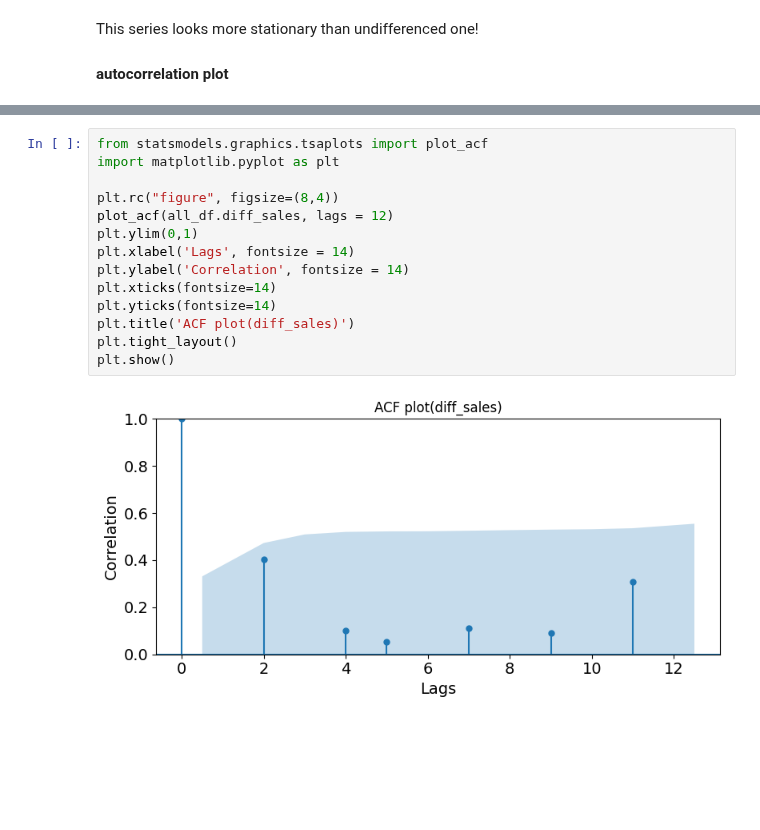
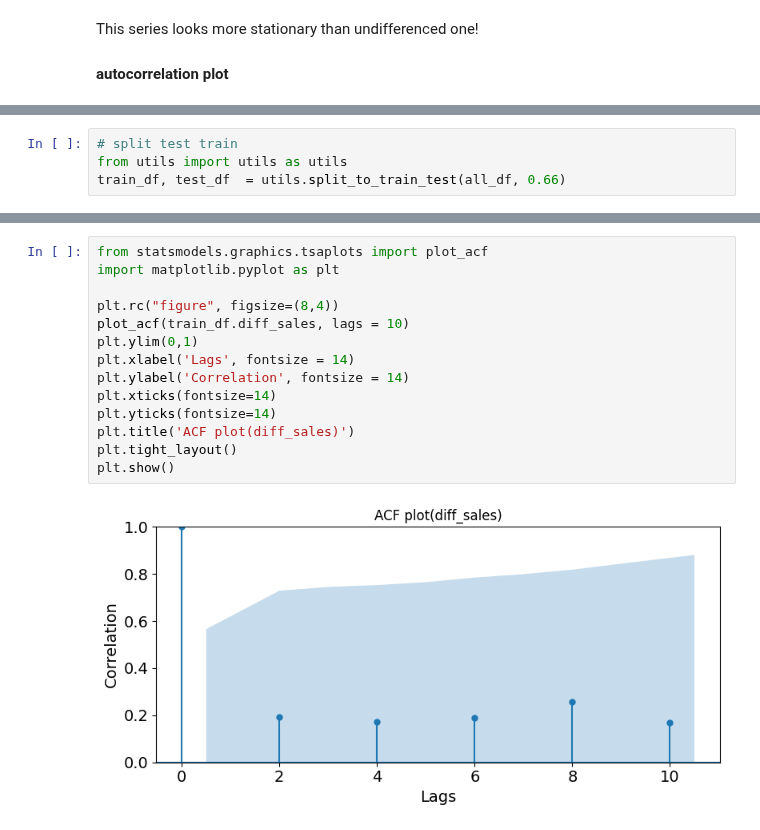
Before and after one commit to jaivrat/time-series, a Jupyter notebook: t-series-python/16-ARMA-ARIMA.ipynb, the cells around one changed output, grey strips where cells are left out. Drawn from its saved outputs; the diff is of its cells as text; blank space fills up the shorter version.

```diff
--- a/t-series-python/16-ARMA-ARIMA.ipynb
+++ b/t-series-python/16-ARMA-ARIMA.ipynb
@@ -74,3 +82,7 @@ pyplot.show()
+# %%
+# split test train
+from utils import utils as utils
+train_df, test_df  = utils.split_to_train_test(all_df, 0.66)
 # %%
 from statsmodels.graphics.tsaplots import plot_acf
 import matplotlib.pyplot as plt
@@ -90,16 +102,16 @@ plt.show()
 # %%
 from statsmodels.graphics.tsaplots import plot_acf
 import matplotlib.pyplot as plt
 
 plt.rc("figure", figsize=(8,4))
-plot_acf(all_df.diff_sales, lags = 12)
+plot_acf(train_df.diff_sales, lags = 10)
 plt.ylim(0,1)
 plt.xlabel('Lags', fontsize = 14)
 plt.ylabel('Correlation', fontsize = 14)
 plt.xticks(fontsize=14)
 plt.yticks(fontsize=14)
 plt.title('ACF plot(diff_sales)')
 plt.tight_layout()
 plt.show()
 # %% [output]
-[figure, old version]
+[figure, new version]
```
Also changed, not shown: parts of 17 cells of this notebook.
